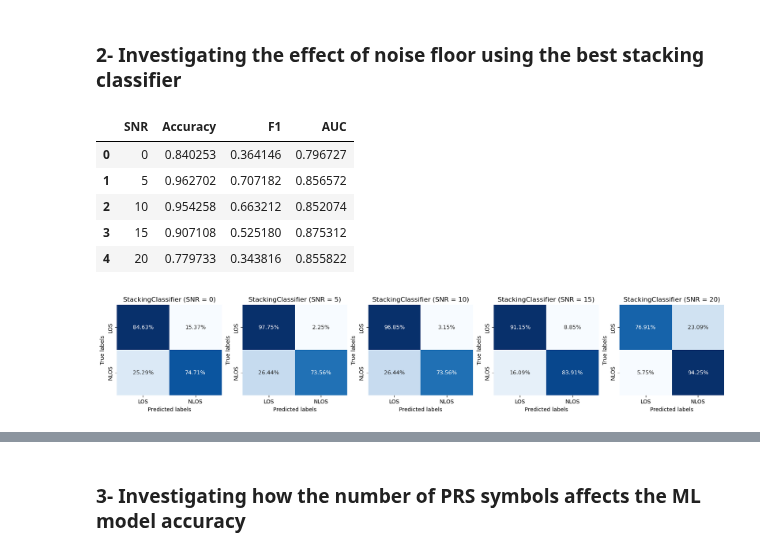
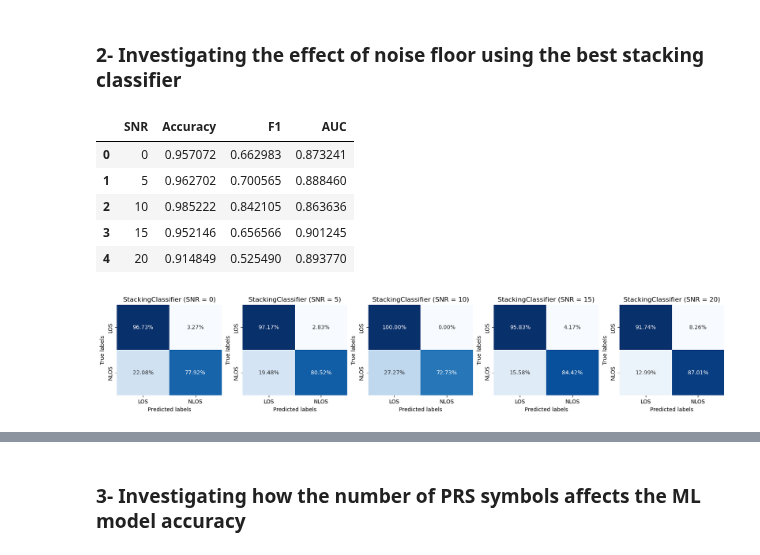
Before and after one commit to hamedtea/thesis, a Jupyter notebook: Feature_based_ML_model.ipynb, the cells around one changed output, grey strips where cells are left out. Cells and saved outputs as stored; diff of their text form; code cells hidden in the pictures.

```diff
--- a/Feature_based_ML_model.ipynb
+++ b/Feature_based_ML_model.ipynb
@@ -8,13 +8,13 @@ import seaborn as sns
 ## Reading Features
 # %%
 #PRS = np.load('PRS.npy')
-FE_SNR = np.load('FE_SNR.npy')
-labels = np.load('labels.npy')
+FE_SNR_PRS = np.load('FE_SNR_PRS.npy')
+labels = np.load('label_bs_id_11.npy')
 #cor = np.load('cor.npy')
 #RX = np.load('RX_time.npy')
 #RX = np.stack((np.abs(RX), np.angle(RX)), axis = -2)
 #print(f'RX shape = {RX.shape}\ncorrelation shape = {cor.shape}\nstatistical feature shape = {FE.shape},\nLOS = {np.unique(labels, return_counts=True)}')
-FE = FE_SNR[2] #train the model with the highest noise value
+FE = FE_SNR_PRS[7] #train the model with the highest noise value
 print(f'statistical feature shape = {FE.shape},\nLOS/NLOS labels = {np.unique(labels, return_counts=True)}')
 unique_labels, counts = np.unique(labels, return_counts=True)
 class_names = ['LOS', 'NLOS']
@@ -752,5 +752,5 @@ sorted by accuracy, Noise = 20
 # %%
-final_classifier = SC_pipes[2]
+final_classifier = SC_pipes[4]
 final_classifier
 # %% [output]
 StackingClassifier(cv='prefit',
@@ -775,9 +775,11 @@ FINISHHHHHHHHHHHHHHHHHHHHHHHHHHHHHHH ---> NEW codes for novel ideas will be adde
 # %% [markdown]
 ### 2- Investigating the effect of noise floor using the best stacking classifier
 # %%
-ind = np.array([0, 1, 4, 5, 0+6, 1+6, 4+6, 5+6, 0+12, 1+12, 4+12, 5+12, 0+18, 1+18, 4+18, 5+18, 0+24, 1+24, 4+24, 5+24])
+ind = np.array([0, 1, 4, 5, 0+6, 1+6, 4+6, 5+6, 0+12, 1+12, 4+12, 5+12, 0+18, 1+18, 4+18, 5+18, 0+24, 1+24, 4+24, 5+24]) #dimention reduction indices according to pearson correlation analysis
 fig, ax = plt.subplots(nrows=1, ncols=5, figsize=(20, 3))
 output_SNR = {'SNR': SNRdB, "Accuracy":[], 'F1':[], 'AUC':[]}
+BW_100_indices = [1,4,7,10,13] #select thoes indices that include 100MHz BW
+FE_SNR = [FE_SNR_PRS[i] for i in BW_100_indices] #select signals with different noise values and the same 100MHz BW
 for idx, FE in enumerate(FE_SNR):
     u = FE.reshape(FE.shape[0], -1) #flatten for 5 symbols
     uu = u[:,ind] #select thoes statistical features that are not correlated --> column ind. is calculated before
@@ -788,36 +790,36 @@ for idx, FE in enumerate(FE_SNR):
     fpr, tpr, thresholds = roc_curve(Y_test, y_SNR_prob[:,1], drop_intermediate = True)
     optimal_threshold_index = np.argmax(tpr - fpr)
     optimal_threshold = thresholds[optimal_threshold_index]
 
     y_SNR_pred = (y_SNR_prob[:, 1] >= optimal_threshold).astype(int)
     accuracy = accuracy_score(Y_test, y_SNR_pred)
     output_SNR['Accuracy'] += [accuracy]
     #print(f'SNR = {SNRdB[idx]}')
     #output_SNR['SNR'] = SNRdB[idx]
 
     #print(f"Accuracy of Stacking Classifier with MLP: {accuracy:.2f}")
     f1 = f1_score(Y_test, y_SNR_pred)
     output_SNR['F1'] += [f1]
 
     #print(f"F1 Score: {f1:.2f}")
 
 
     auc = roc_auc_score(Y_test, y_SNR_pred)
     output_SNR['AUC'] += [auc]
 
     cm = confusion_matrix(Y_test, y_SNR_pred, normalize = 'true')
     sns.heatmap(cm, annot=True,  cbar = False, cmap="Blues", fmt=".2%", xticklabels=class_names, yticklabels=class_names, ax = ax[idx])
     ax[idx].set_xlabel("Predicted labels")
     ax[idx].set_ylabel("True labels")
     ax[idx].set_title(f'{final_classifier.__class__.__name__} (SNR = {SNRdB[idx]})')
 
 SNR_table = pd.DataFrame(output_SNR)#.sort_values(by='Accuracy', ascending = False)
 SNR_table
 # %% [output]
 |  | SNR | Accuracy | F1 | AUC |
-| 0 | 0 | 0.840253 | 0.364146 | 0.796727 |
-| 1 | 5 | 0.962702 | 0.707182 | 0.856572 |
-| 2 | 10 | 0.954258 | 0.663212 | 0.852074 |
-| 3 | 15 | 0.907108 | 0.525180 | 0.875312 |
-| 4 | 20 | 0.779733 | 0.343816 | 0.855822 |
+| 0 | 0 | 0.957072 | 0.662983 | 0.873241 |
+| 1 | 5 | 0.962702 | 0.700565 | 0.888460 |
+| 2 | 10 | 0.985222 | 0.842105 | 0.863636 |
+| 3 | 15 | 0.952146 | 0.656566 | 0.901245 |
+| 4 | 20 | 0.914849 | 0.525490 | 0.893770 |
-[figure, old version]
+[figure, new version]
```
Also changed, not shown: parts of 18 cells of this notebook, 2 other files.
